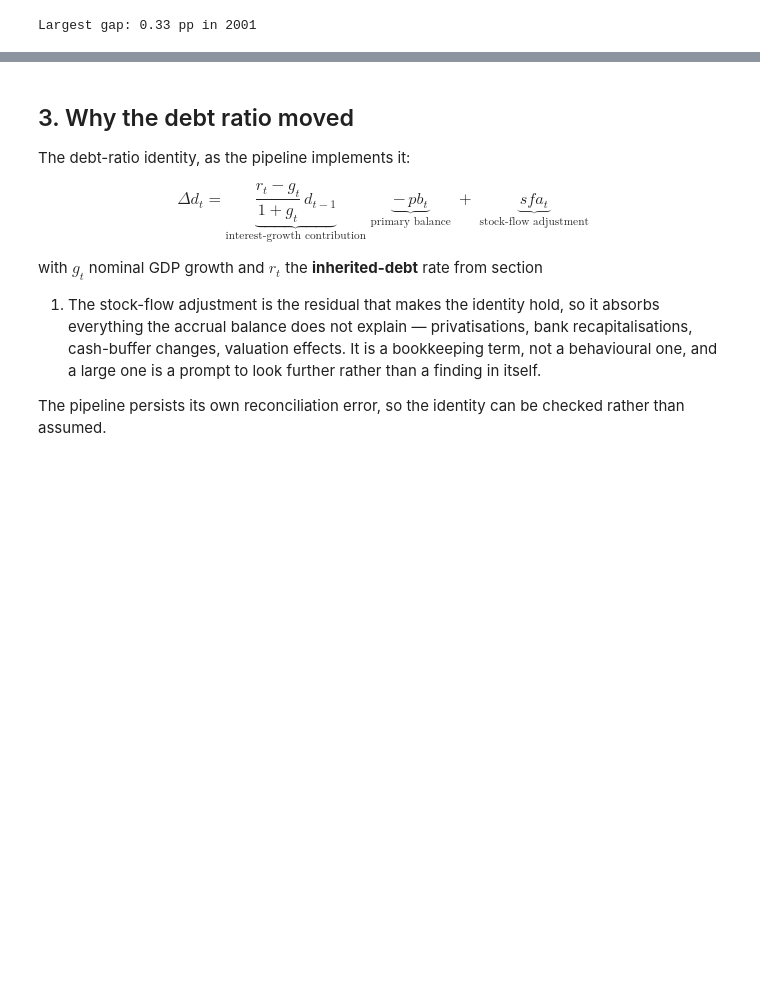
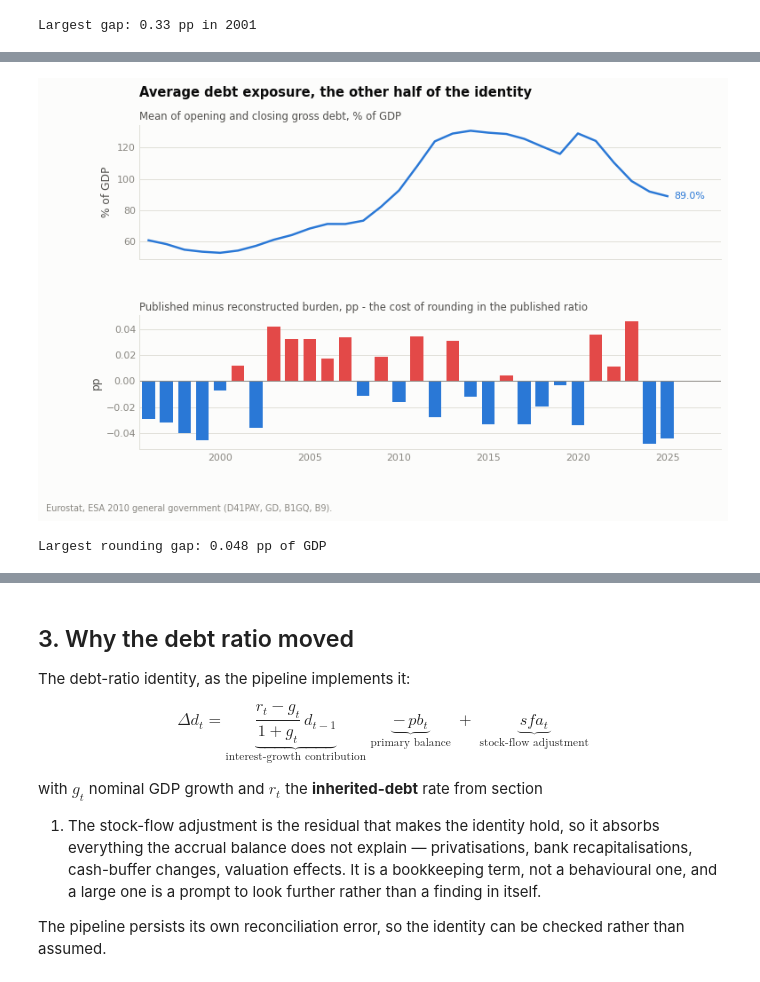
Before and after one commit to DiogoRibeiro7/portugal-public-debt-interest, a Jupyter notebook: notebooks/03_debt_dynamics_and_decomposition.ipynb, the cells around one changed output, grey strips where cells are left out. Saved outputs shown, nothing was run; the diff lists cells and outputs as text; code cells hidden in the pictures; blank space fills up the shorter version.

```diff
--- a/notebooks/03_debt_dynamics_and_decomposition.ipynb
+++ b/notebooks/03_debt_dynamics_and_decomposition.ipynb
@@ -241,0 +177,48 @@ Window: 1997-2025
+# %%
+inputs = build_interest_burden_decomposition_inputs(df).set_index("year")
+usable = inputs.dropna(subset=["average_debt_ratio_pct_gdp"])
+
+fig, axes = nb.figure(height=5.4, nrows=2, sharex=True)
+
+axes[0].plot(usable.index, usable["average_debt_ratio_pct_gdp"], color=nb.SERIES[0])
+nb.label_last_point(
+    axes[0],
+    usable.index,
+    usable["average_debt_ratio_pct_gdp"],
+    "",
+    nb.SERIES[0],
+    "{:.1f}%",
+)
+axes[0].set_xlim(usable.index.min() - 0.5, usable.index.max() + 3.0)
+nb.finish(
+    axes[0],
+    title="Average debt exposure, the other half of the identity",
+    subtitle="Mean of opening and closing gross debt, % of GDP",
+    ylabel="% of GDP",
+    source="",
+)
+
+difference = (
+    inputs["official_interest_burden_pct_gdp"] - inputs["reconstructed_interest_burden_pct_gdp"]
+)
+axes[1].bar(
+    difference.index,
+    difference.to_numpy(),
+    color=nb.signed_colors(difference.to_numpy()),
+    width=0.72,
+)
+axes[1].axhline(0, color=nb.MUTED, linewidth=0.8)
+nb.finish(
+    axes[1],
+    subtitle=(
+        "Published minus reconstructed burden, pp - the cost of rounding in the published ratio"
+    ),
+    ylabel="pp",
+)
+fig.subplots_adjust(hspace=0.42)
+plt.show()
+
+print(f"Largest rounding gap: {difference.abs().max():.3f} pp of GDP")
+# %% [output]
+[figure, added]
+Largest rounding gap: 0.048 pp of GDP
```
Also changed, not shown: parts of 20 cells of this notebook, 5 other files.
